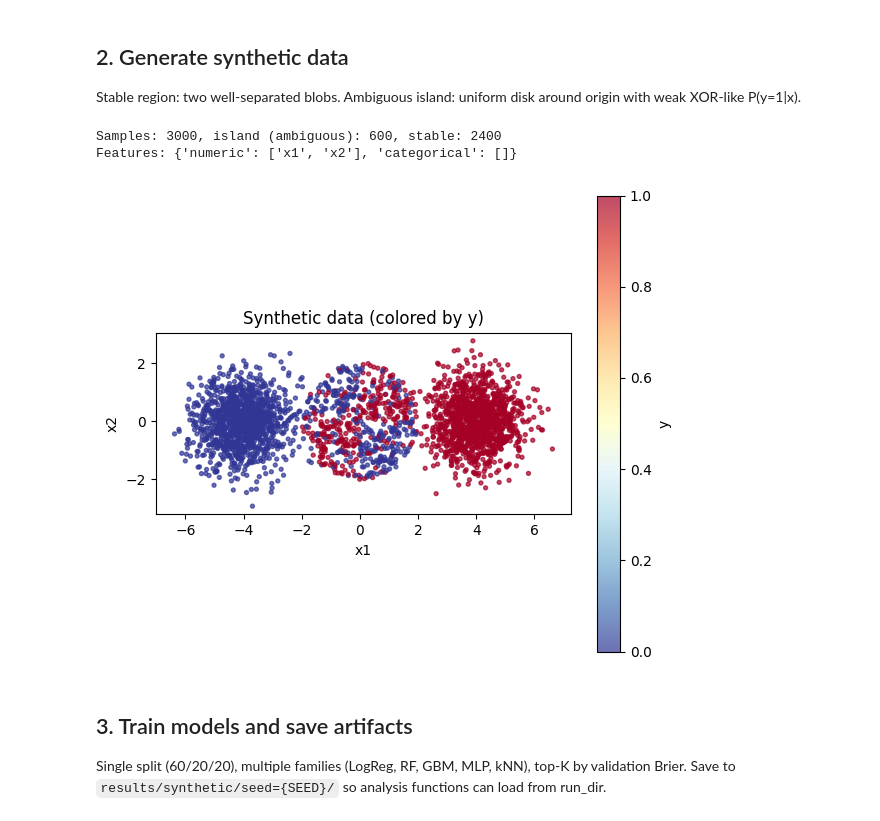
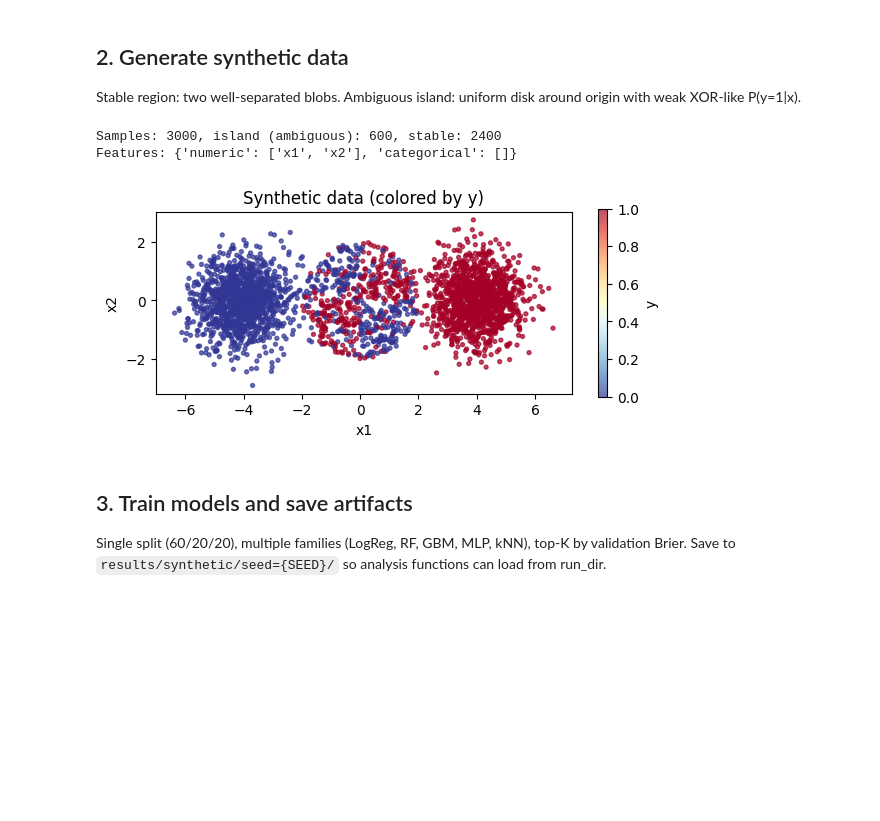
Before and after one commit to DejvisT/spatial-rashomon-multiplicity, a Jupyter notebook: notebooks/08_synthetic_multiplicity.ipynb, the cells around one changed output. Saved outputs shown, nothing was run; the diff lists cells and outputs as text; code cells hidden in the pictures; blank space fills up the shorter version.

Commit message:
Changed the three islands synthetic experiment

```diff
--- a/notebooks/08_synthetic_multiplicity.ipynb
+++ b/notebooks/08_synthetic_multiplicity.ipynb
@@ -15,7 +15,7 @@ if str(ROOT) not in sys.path:
 if str(ROOT / "src") not in sys.path:
     sys.path.insert(0, str(ROOT / "src"))
 
-from thesis_layout import RAW_RESULTS
+from thesis_layout import RAW_RESULTS, thesis_output_dirs
 
 import numpy as np
 import pandas as pd
@@ -46,6 +46,7 @@ from analysis.run_analysis import (
 from analysis.spatial import extract_hh_components
 
 RESULTS_DIR = RAW_RESULTS
+TABLE_DIR, FIG_DIR = thesis_output_dirs("synthetic")
 K = 25
 K_NN = 30
 SEED = 42
@@ -56,27 +57,28 @@ Stable region: two well-separated blobs. Ambiguous island: uniform disk around o
 # %%
 X, y, feature_info, gt = make_synthetic_multiplicity_dataset(
     n_samples=3000,
     p_island=0.2,
     island_delta=0.30,
     random_state=SEED,
 )
 print(f"Samples: {len(X)}, island (ambiguous): {gt.island_mask.sum()}, stable: {gt.stable_mask.sum()}")
 print("Features:", feature_info)
 
 # Plot data colored by target y
 plt.figure(figsize=(6, 5))
 plt.scatter(X["x1"], X["x2"], c=y, s=8, alpha=0.7, cmap="RdYlBu_r")
 plt.xlabel("x1")
 plt.ylabel("x2")
 plt.title("Synthetic data (colored by y)")
-plt.colorbar(label="y")
+plt.colorbar(label="y", shrink=0.4)
 plt.gca().set_aspect("equal")
 plt.tight_layout()
+plt.savefig(FIG_DIR / f"single_island_ground_truth.pdf", bbox_inches="tight")
 plt.show()
 # %% [output]
 Samples: 3000, island (ambiguous): 600, stable: 2400
 Features: {'numeric': ['x1', 'x2'], 'categorical': []}
-[figure, old version]
+[figure, new version]
 # %% [markdown]
 ## 3. Train models and save artifacts
 
```
Also changed, not shown: parts of 11 cells of this notebook, 8 other files.
